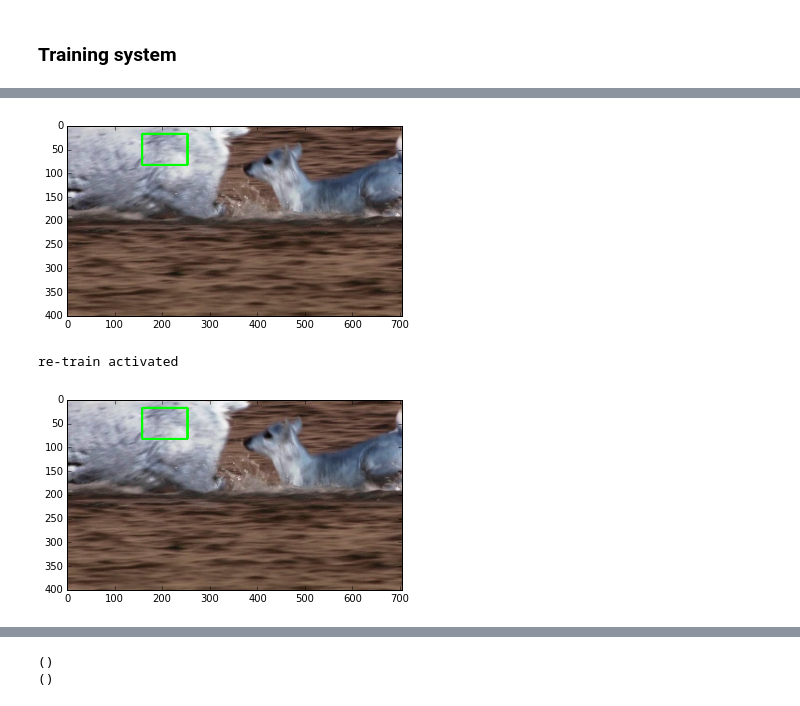
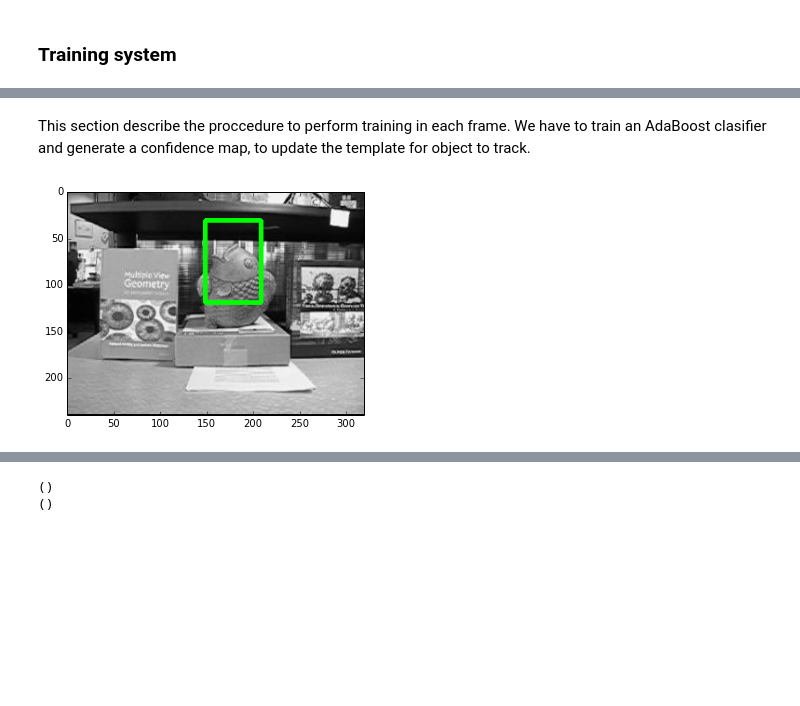
Before and after one commit to Darialfury/pdiclass, a Jupyter notebook: TrackingSystem.ipynb, the cells around one changed output, grey strips where cells are left out. Cells and saved outputs as stored; diff of their text form; code cells hidden in the pictures; blank space fills up the shorter version.

```diff
--- a/TrackingSystem.ipynb
+++ b/TrackingSystem.ipynb
@@ -121,7 +124,7 @@ bounding_name = './bounding/'
 result_name = './result_traking/'
 out_videos = './out_videos/'
 sample_flag = False
-video_name = 'Deer'
+video_name = 'Fish'
 # %% [markdown]
 ##### Show video in frames
 # %%
@@ -160,6 +164,7 @@ else:
     file_gt = open(path_gt_read, 'r')
     line_read = file_gt.readlines()
     first_line = line_read[0].split(',')
+    pts = ([0,0],[0,0])
     print "points from groundtruth"
     x, y, wi, he = int(first_line[0]), int(first_line[1]), int(first_line[2]), int(first_line[3])
     pts[0][0] = x
@@ -212,9 +217,6 @@ if flag_show:
 # %% [markdown]
 ### Training system
 # %%
-#store results
-
-
 #stack features and labels
 total_features = np.vstack([hog_features_pos,hog_features_neg])
 total_labels = np.vstack([np.ones([hog_features_pos.shape[0],1]),np.zeros([hog_features_neg.shape[0],1])])
@@ -222,8 +224,8 @@ term_crit = ( cv2.TERM_CRITERIA_EPS | cv2.TERM_CRITERIA_COUNT, 10, 1 )
 track_window = (int(pts[0][0]),int(pts[0][1]),int(wi),int(he))
 
 #initialize and train
-clf = AdaBoostClassifier(n_estimators=10)
-clf.fit(total_features, total_labels)
+clf = AdaBoostClassifier(n_estimators=20)
+clf.fit(total_features, total_labels.ravel())
 
 #sample sliding window
 sliding = 15
@@ -265,14 +267,10 @@ dst = cv2.calcBackProject([confi_map.astype(np.uint8)],[0],roi_hist,[0,256],1)
 _, track_window = cv2.meanShift(dst, track_window, term_crit)
 x,y,w,h = track_window
 
-#print mapped_image[ref_y][ref_x]
-#print mapped_image[50:60,360:370]
 print np.min(mapped_image)
 histogram, bins = np.histogram(mapped_image,bins=256,range=(np.min(mapped_image), np.max(mapped_image)))
 T = 255.*(np.cumsum(histogram))/mapped_image.size
 
-print p0
-print p1
 #cv2.rectangle(result,p0,p1,(0,255,0),3)
 cv2.rectangle(result, (x,y), (x+w,y+h), (0,255,0),3)
 
@@ -294,3 +290,5 @@ plt.imshow(result)
+# %% [markdown]
+This section describe the proccedure to perform training in each frame. We have to train an AdaBoost clasifier and generate a confidence map, to update the template for object to track.
 # %%
 #draw track estimated
 flag_re_train = True
@@ -298,25 +296,32 @@ flag_re_train = True
 if flag_re_train:
     save_video_name = video_name
 
+#store results
 if sample_flag:
     if not os.path.exists(out_videos):
         os.makedirs(out_videos)
     else:
-        print "folder of out videos created"
+        print "folder of out_videos already exists"
+    path_video = os.path.join(out_videos, video_name + '_video.avi')
+    print path_video
+
+    #create object to save videos
+    result_writer = cv2.VideoWriter()
+    result_writer.open(path_video, cv2.cv.CV_FOURCC(*'XVID'), 3, (300,300), True)
 else:
     if not os.path.exists(result_name):
         os.makedirs(result_name)
     else:
         print "folder of results created"
     txt_file = video_name + '_file.txt'
-    path = file_load = os.path.join(result_name, txt_file)
+    path = os.path.join(result_name, txt_file)
     file_to_write = open(path, 'w')
-    line_to_write = str(x) + ',' + str(y) + ',' +str(w) + ',' + str(h) + '\n'
-    file_to_write.write(line_to_write)
+    line_to_write = str(x) + ',' + str(y) + ',' + str(w) + ',' + str(h) + "\n"
+    file_to_write.write("%s" % line_to_write)
 
-
+count = 0
 for test_image in frame_list:
-
+    count+=1
     #estimate object position
     second_mat = cv2.imread(os.path.join(dataset_name,video_name,'img',test_image))
     max_h, max_w, _ = second_mat.shape
@@ -334,42 +339,52 @@ for test_image in frame_list:
     x,y,w,h = track_window
 
     cv2.rectangle(result, (x,y), (x+w,y+h), (0,255,0),3)
+
     plt.imshow(result)
     display.clear_output(wait=True)
     display.display(plt.gcf())
     time.sleep(0.002)
 
     if sample_flag:
-        line_to_write = str(x) + ',' + str(y) + ',' +str(w) + ',' + str(h)
-        file_to_write.write(line_to_write)
+        if result_writer.isOpened():
+            result2 = cv2.resize(result, (300, 300))
+            print result2.shape
+            result_writer.write(result2)
+            print "saved frame"
+        else:
+            print "not openened..."
+    else:
+        line_to_write = str(x) + ',' + str(y) + ',' + str(w) + ',' + str(h) + "\n"
+        file_to_write.write("%s" % line_to_write)
 
     #re-train
     if flag_re_train:
         print "re-train activated"
         pts[0][0] = x
         pts[1][0] = x+w
         pts[0][1] = y
         pts[1][1] = y+h
 
         positive_sample, list_negative_sample = cut_image(second_mat, pts, True)
         list_neg_cell =  convert_gray_grid(list_negative_sample)
         pos_cell = grid_image(cv2.cvtColor(positive_sample,cv2.COLOR_BGR2GRAY))
         hog_data_pos = []
         for i in range(0,len(pos_cell)):
             hog_data_pos.append(hog_manual(pos_cell[i]))
 
         hog_data_neg = extract_negative_features(list_neg_cell)
         hog_features_pos = np.array(hog_data_pos)
         hog_features_neg = np.array(hog_data_neg)
         total_features = np.vstack([hog_features_pos,hog_features_neg])
         total_labels = np.vstack([np.ones([hog_features_pos.shape[0],1]),np.zeros([hog_features_neg.shape[0],1])])
         clf = AdaBoostClassifier(n_estimators=20)
-        clf.fit(total_features, total_labels)
+        clf.fit(total_features, total_labels.ravel())
 
 #close storage file for test performance
 if sample_flag:
-        file_towrite.close()
+    result_writer.release()
+else:
+    file_to_write.close()
+display.clear_output(wait=True)
 # %% [output]
-[figure, old version]
+[figure, new version]
-re-train activated
-[figure, removed]
```
Also changed, not shown: parts of 12 cells of this notebook, 2 other files.
